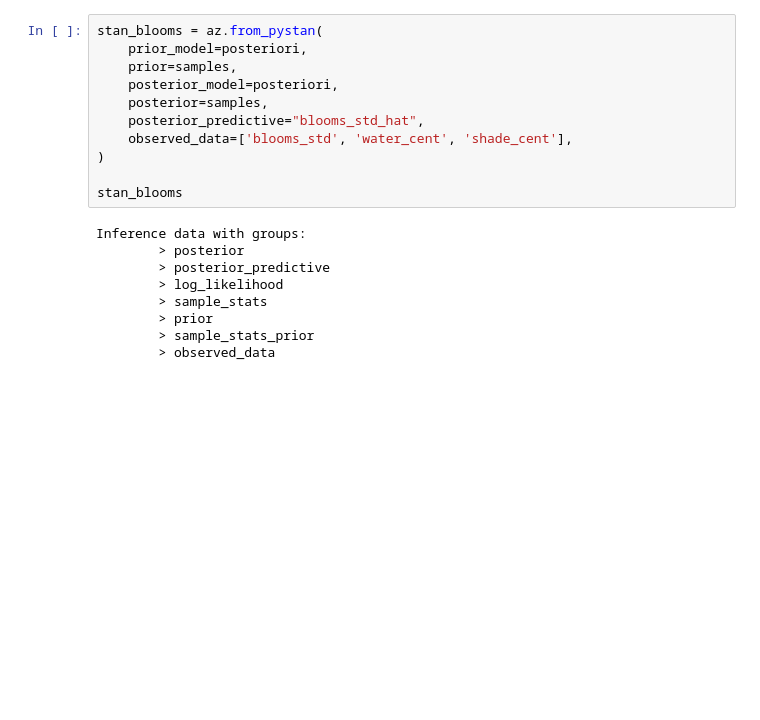
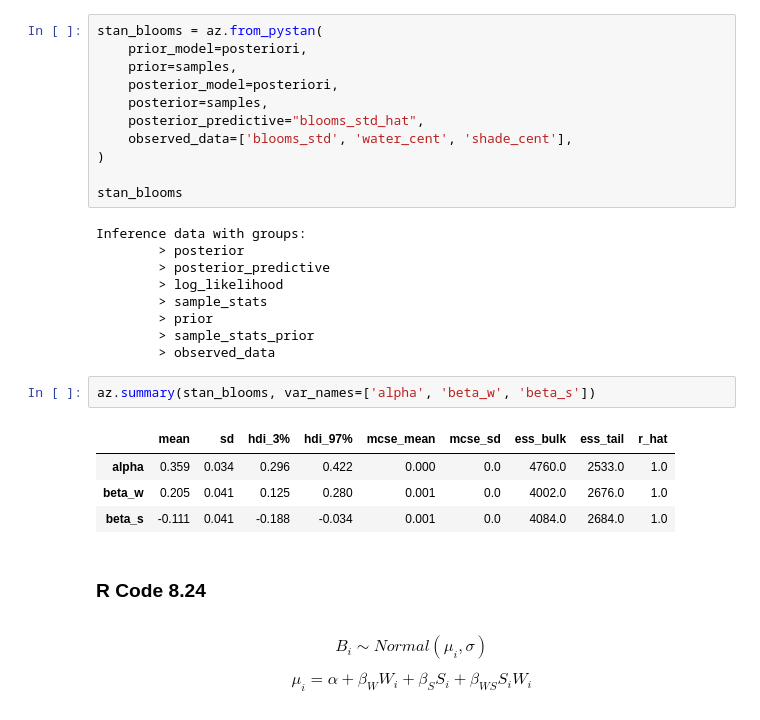
Before and after one commit to rodolphomacedo/statistical_rethinking_pt_BR, a Jupyter notebook: parte_8.ipynb, the cells around one changed output. Saved outputs shown, nothing was run; the diff lists cells and outputs as text; blank space fills up the shorter version.

```diff
--- a/parte_8.ipynb
+++ b/parte_8.ipynb
@@ -964,3 +964,16 @@ Inference data with groups:
         > prior
         > sample_stats_prior
         > observed_data
+# %%
+az.summary(stan_blooms, var_names=['alpha', 'beta_w', 'beta_s'])
+# %% [output]
+|  | mean | sd | hdi_3% | hdi_97% | mcse_mean | mcse_sd | ess_bulk | ess_tail | r_hat |
+| alpha | 0.359 | 0.034 | 0.296 | 0.422 | 0.000 | 0.0 | 4760.0 | 2533.0 | 1.0 |
+| beta_w | 0.205 | 0.041 | 0.125 | 0.280 | 0.001 | 0.0 | 4002.0 | 2676.0 | 1.0 |
+| beta_s | -0.111 | 0.041 | -0.188 | -0.034 | 0.001 | 0.0 | 4084.0 | 2684.0 | 1.0 |
+# %% [markdown]
+### R Code 8.24
+# %% [markdown]
+$$ B_i \sim Normal(\mu_i, \sigma) $$
+
+$$ \mu_i = \alpha + \beta_W W_i + \beta_S S_i + \beta_{WS} S_i W_i $$
```
Also changed, not shown: parts of 8 cells of this notebook.
